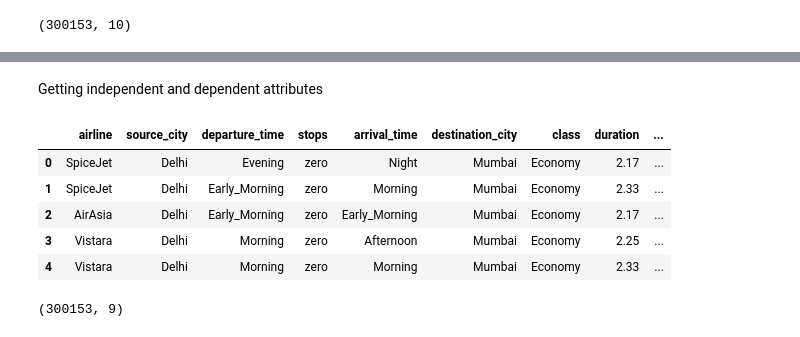
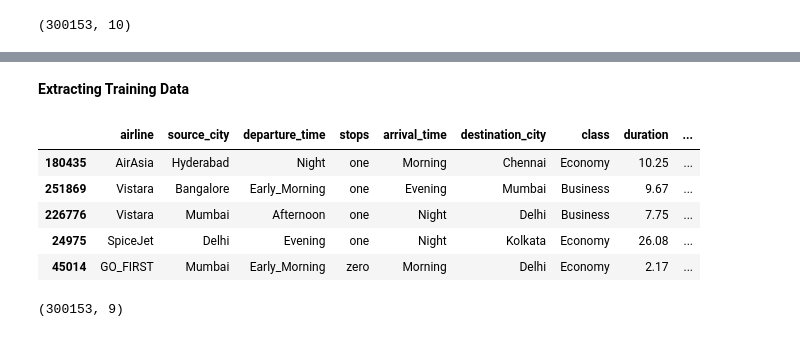
Before and after one commit to KirtiNayak11/FlightPricePrediction, a Jupyter notebook: Flight_Price_Prediction.ipynb, the cells around one changed output, grey strips where cells are left out. Saved outputs shown, nothing was run; the diff lists cells and outputs as text; code cells hidden in the pictures.

```diff
--- a/Flight_Price_Prediction.ipynb
+++ b/Flight_Price_Prediction.ipynb
@@ -102,15 +237,15 @@ df.sample(5)
-# %% [markdown]
-Getting independent and dependent attributes
+# %% [markdown]
+**Extracting Training Data**
 # %%
 x=df.drop(['price'],axis=1)
-x.head()
+x.sample(5)
 # %% [output]
 |  | airline | source_city | departure_time | stops | arrival_time | destination_city | class | duration | ... |
-| 0 | SpiceJet | Delhi | Evening | zero | Night | Mumbai | Economy | 2.17 | ... |
-| 1 | SpiceJet | Delhi | Early_Morning | zero | Morning | Mumbai | Economy | 2.33 | ... |
-| 2 | AirAsia | Delhi | Early_Morning | zero | Early_Morning | Mumbai | Economy | 2.17 | ... |
-| 3 | Vistara | Delhi | Morning | zero | Afternoon | Mumbai | Economy | 2.25 | ... |
-| 4 | Vistara | Delhi | Morning | zero | Morning | Mumbai | Economy | 2.33 | ... |
+| 180435 | AirAsia | Hyderabad | Night | one | Morning | Chennai | Economy | 10.25 | ... |
+| 251869 | Vistara | Bangalore | Early_Morning | one | Evening | Mumbai | Business | 9.67 | ... |
+| 226776 | Vistara | Mumbai | Afternoon | one | Night | Delhi | Business | 7.75 | ... |
+| 24975 | SpiceJet | Delhi | Evening | one | Night | Kolkata | Economy | 26.08 | ... |
+| 45014 | GO_FIRST | Mumbai | Early_Morning | zero | Morning | Delhi | Economy | 2.17 | ... |
 # %%
 x.shape
 # %% [output]
```
Also changed, not shown: parts of 109 cells of this notebook.
